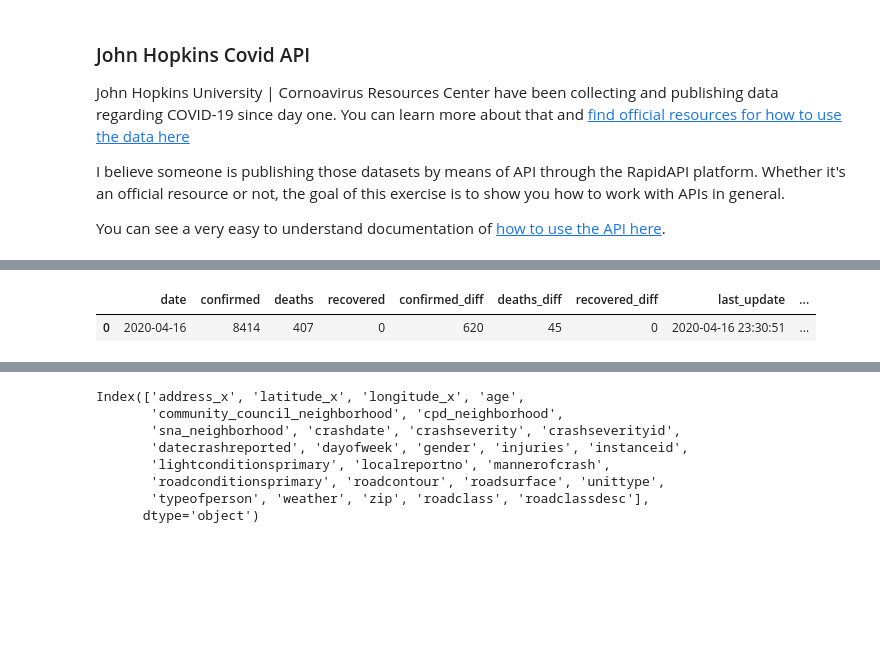
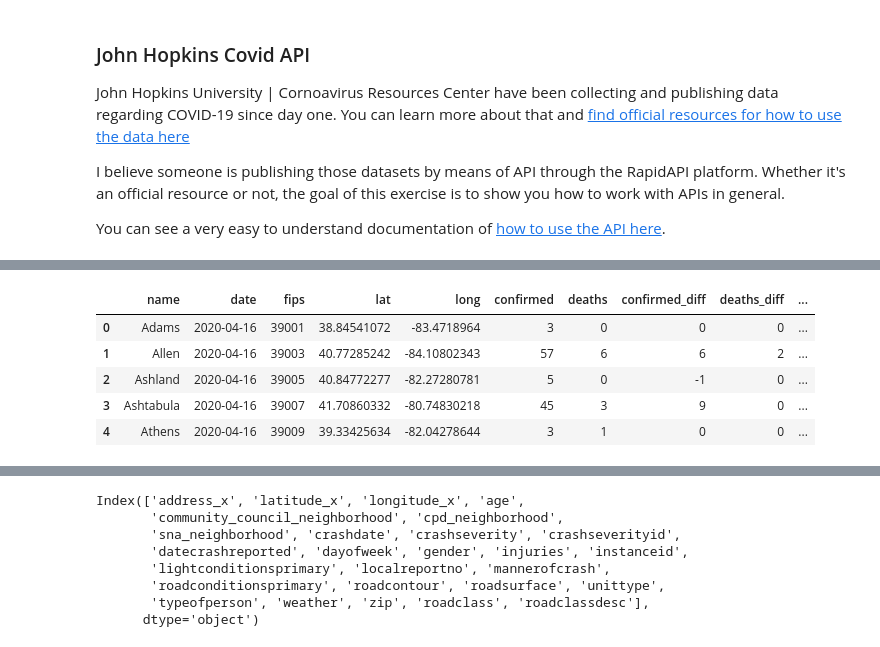
Before and after one commit to kellej6/IT4063C.github.io, a Jupyter notebook: content/course-notes/5.working-with-data/2.data-sources.ipynb, the cells around one changed output, grey strips where cells are left out. Saved outputs shown, nothing was run; the diff lists cells and outputs as text; code cells hidden in the pictures; blank space fills up the shorter version.

Commit message:
update to working with data

```diff
--- a/content/course-notes/5.working-with-data/2.data-sources.ipynb
+++ b/content/course-notes/5.working-with-data/2.data-sources.ipynb
@@ -192,22 +192,24 @@ I believe someone is publishing those datasets by means of API through the Rapid
 
 You can see a very easy to understand documentation of [how to use the API here](https://rapidapi.com/axisbits-axisbits-default/api/covid-19-statistics/).
 # %%
+import os
+from dotenv import load_dotenv
 import requests
 
+load_dotenv(override=True)
+rapid_api_key = os.getenv("RAPID_API_KEY")
+
 url = "https://covid-19-statistics.p.rapidapi.com/reports"
-
 querystring = {"region_province":"Ohio","iso":"USA","region_name":"US","q":"US Ohio","date":"2020-04-16"}
 
 headers = {
-	"X-RapidAPI-Key": "b6d38dbbd1msh33a9b59e4f6ddefp148a30jsn8bb7487ef097",
+	"X-RapidAPI-Key": rapid_api_key,
 	"X-RapidAPI-Host": "covid-19-statistics.p.rapidapi.com"
 }
 
 response = requests.request("GET", url, headers=headers, params=querystring)
 
-print(response.json()["data"])
-
 # save json result into a pandas dataframe
-covid_data = pd.DataFrame(response.json()["data"])
+covid_data = pd.DataFrame(response.json()["data"][0]["region"]["cities"])
 covid_data.head()
 # %% [output]
@@ -215,5 +216,9 @@ covid_data.head()
-|  | date | confirmed | deaths | recovered | confirmed_diff | deaths_diff | recovered_diff | last_update | ... |
-| 0 | 2020-04-16 | 8414 | 407 | 0 | 620 | 45 | 0 | 2020-04-16 23:30:51 | ... |
+|  | name | date | fips | lat | long | confirmed | deaths | confirmed_diff | deaths_diff | ... |
+| 0 | Adams | 2020-04-16 | 39001 | 38.84541072 | -83.4718964 | 3 | 0 | 0 | 0 | ... |
+| 1 | Allen | 2020-04-16 | 39003 | 40.77285242 | -84.10802343 | 57 | 6 | 6 | 2 | ... |
+| 2 | Ashland | 2020-04-16 | 39005 | 40.84772277 | -82.27280781 | 5 | 0 | -1 | 0 | ... |
+| 3 | Ashtabula | 2020-04-16 | 39007 | 41.70860332 | -80.74830218 | 45 | 3 | 9 | 0 | ... |
+| 4 | Athens | 2020-04-16 | 39009 | 39.33425634 | -82.04278644 | 3 | 1 | 0 | 0 | ... |
 # %% [markdown]
 ## 📥 Using Socrata
 The Socrata Open Data API allows you to programmatically access a wealth of open data resources from governments, non-profits, and NGOs around the world.
```
Also changed, not shown: parts of 2 cells of this notebook, 1 other file.
